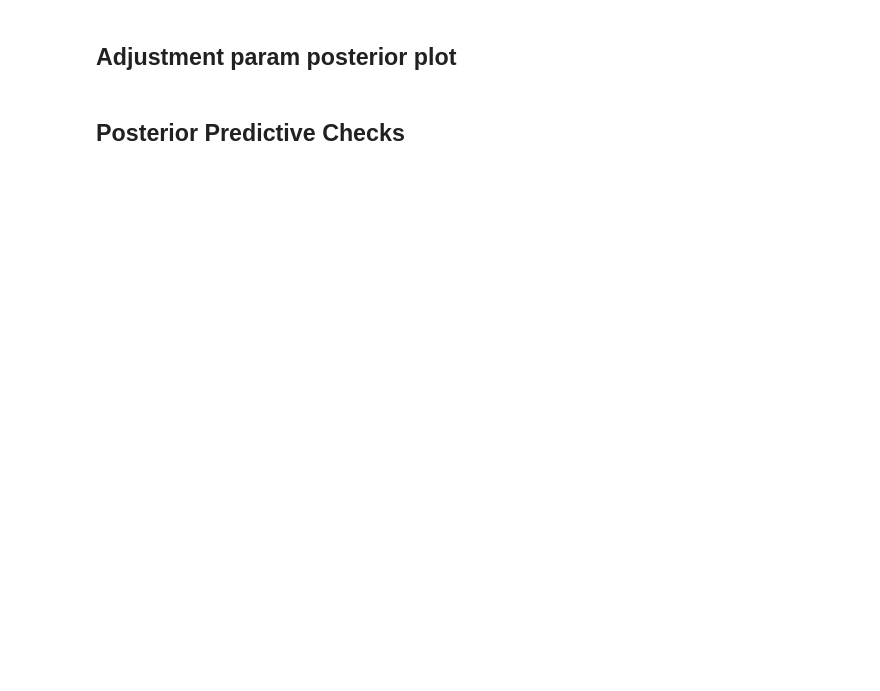
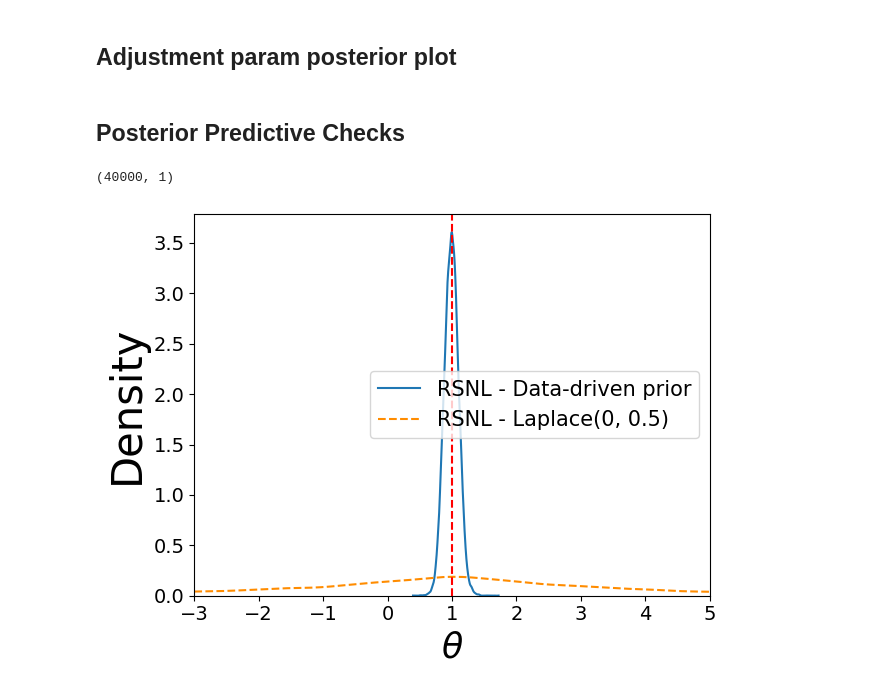
Before and after one commit to RyanJafefKelly/rsnl, a Jupyter notebook: notebooks/contaminated_normal_plots.ipynb, the cells around one changed output. Drawn from its saved outputs; the diff is of its cells as text; code cells hidden in the pictures; blank space fills up the shorter version.

```diff
--- a/notebooks/contaminated_normal_plots.ipynb
+++ b/notebooks/contaminated_normal_plots.ipynb
@@ -149,3 +153,43 @@ for i in range(2):
     plt.xticks(fontsize=25)
     plt.savefig(f'contaminated_normal_snl_ppc_{i+1}.pdf', bbox_inches='tight')
     plt.clf()
+# %%
+import pickle as pkl
+
+with open('../res/contaminated_normal/rsnl/v4_seed_0/thetas.pkl', 'rb') as f:
+    theta_draws_v4 = jnp.array(pkl.load(f))
+
+theta_draws_v4 = jnp.concatenate(theta_draws_v4, axis=0)
+theta_draws_v4 = jnp.squeeze(theta_draws_v4)
+# comparison between laplace(0, 0.5) and data-driven prior
+with open('../res/contaminated_normal/rsnl/laplace05_v4_seed_0/thetas.pkl', 'rb') as f:
+    theta_draws_laplace05_v4 = jnp.array(pkl.load(f))
+
+theta_draws_laplace05_v4 = jnp.concatenate(theta_draws_laplace05_v4, axis=0)
+theta_draws_laplace05_v4 = jnp.squeeze(theta_draws_laplace05_v4)
+# %%
+theta_draws_v4.shape
+# %% [output]
+(40000, 1)
+# %%
+import arviz as az
+import matplotlib.colors as mcolors
+
+az.plot_dist(theta_draws_v4, label="RSNL - Data-driven prior")
+
+az.plot_dist(theta_draws_laplace05_v4,
+        color=mcolors.CSS4_COLORS['darkorange'],
+        plot_kwargs={'linestyle': 'dashed'},
+        label="RSNL - Laplace(0, 0.5)")
+
+plt.xlabel(r"$\theta$", fontsize=25)
+plt.xlim([-3, 5])
+plt.ylim(bottom=0)
+plt.legend(fontsize=15)#, borderpad=0.1, labelspacing=0.1, handletextpad=0.1)
+plt.ylabel("Density", fontsize=30)
+plt.axvline(x=1, color='red', linestyle='dashed')
+# plt.title("$b_0 = 0.01$")
+plt.tight_layout()
+plt.savefig('contaminated_normal_posterior_prior_comparison.pdf', bbox_inches='tight')
+# %% [output]
+[figure, added]
```
Also changed, not shown: parts of 3 cells of this notebook, 21 other files.
